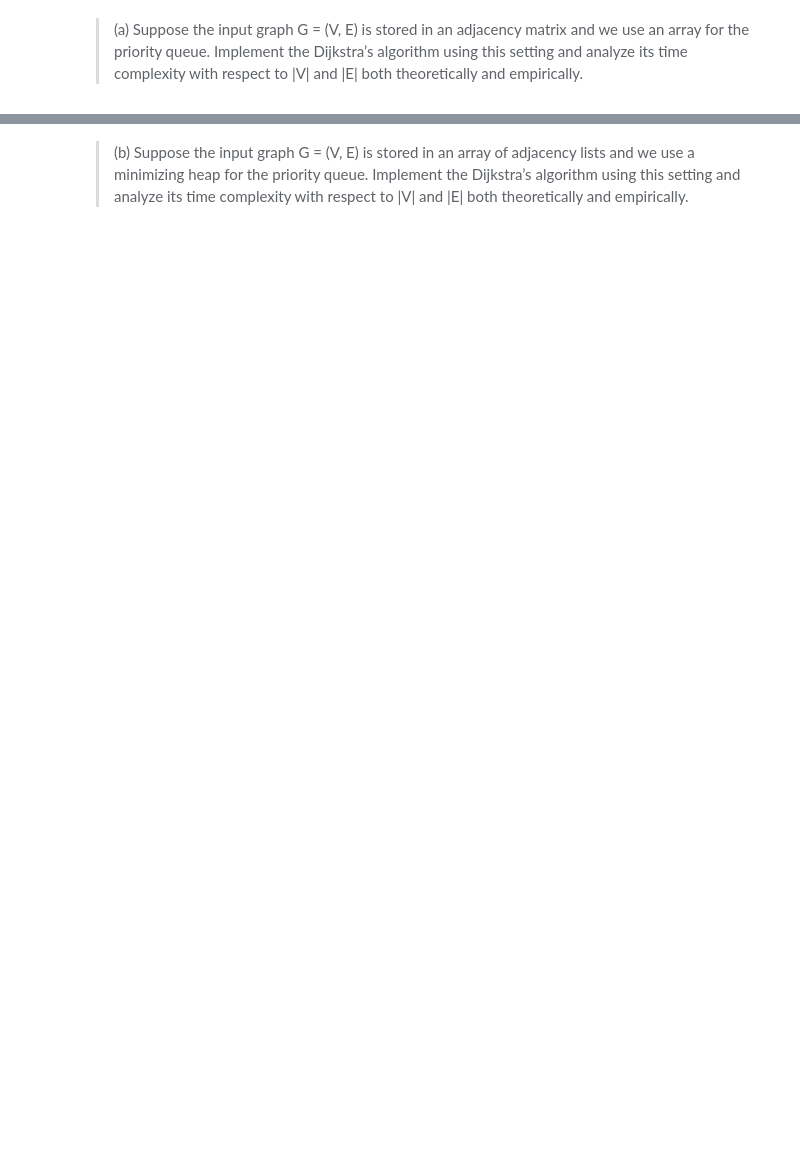
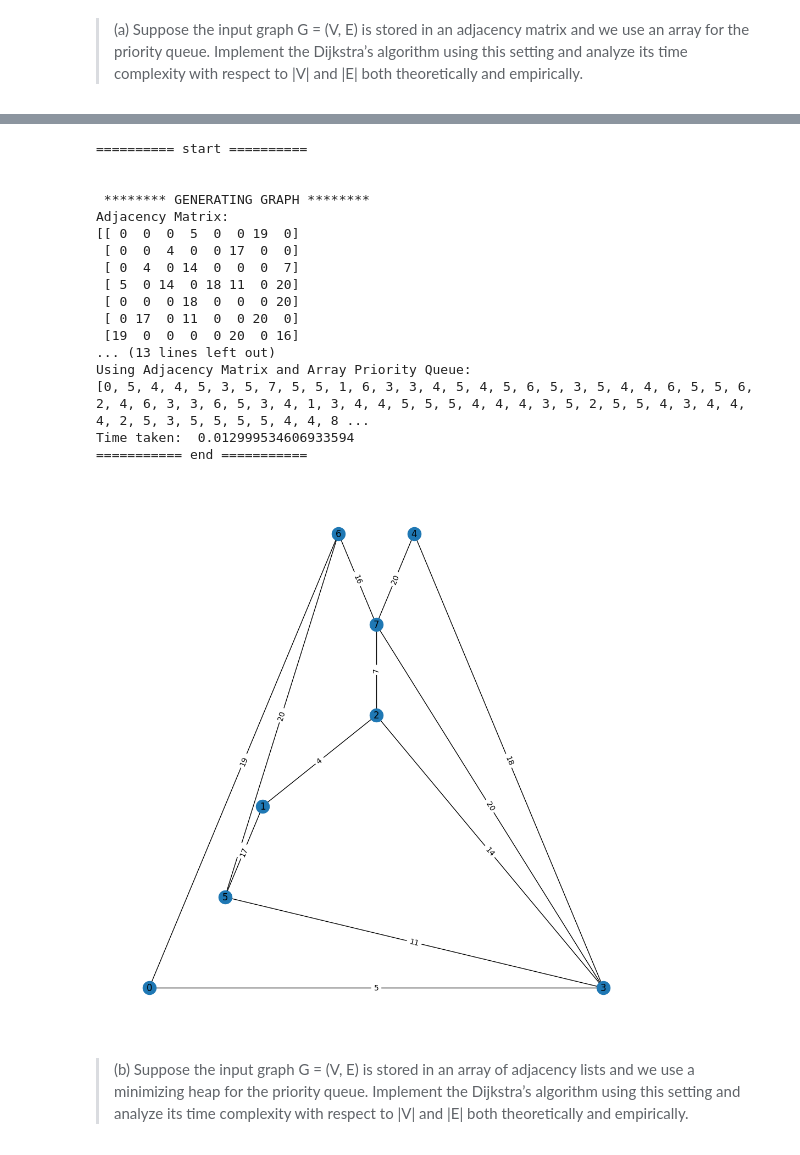
Before and after one commit to marcushooi/SC2001-Algorithm-Design-And-Analysis, a Jupyter notebook: Project 2/Code/SC2001_A33_Grp1_Project 2_Codes.ipynb, the cells around one changed output, grey strips where cells are left out. Cells and saved outputs as stored; diff of their text form; code cells hidden in the pictures; blank space fills up the shorter version.

```diff
--- a/Project 2/Code/SC2001_A33_Grp1_Project 2_Codes.ipynb
+++ b/Project 2/Code/SC2001_A33_Grp1_Project 2_Codes.ipynb
@@ -23,3 +248,46 @@ theoretically and empirically.
+# %%
+# Fix E at 2500, we change V.
+# Target: Get V^2
+if __name__ == "__main__":
+
+    print("========== start ==========")
+
+    NODES = [x for x  in range(5,11)]    # defines number of nodes in the graph
+    EDGES = 12   # defines number of edges in the graph
+    times = []
+    print("\n\n ******** GENERATING GRAPH ********" )
+    adj_list, adj_matrix = make_graph(NODES,EDGES)
+    if adj_matrix==None: raise SystemExit(0)
+
+    print("\n\n ******** PERFORMING DIJKSTRA ********" )
+    start_time1 = time.time()
+    d1 = dijkstra_adj_matrix_array(g1, 0)
+    end_time1 = time.time()
+
+    print("Using Adjacency Matrix and Array Priority Queue: ")
+    print(d1)
+    print("Time taken: ", format(end_time1-start_time1))
+
+    print("=========== end ===========")
+# %% [output]
+========== start ==========
+
+
+ ******** GENERATING GRAPH ********
+Adjacency Matrix:
+[[ 0  0  0  5  0  0 19  0]
+ [ 0  0  4  0  0 17  0  0]
+ [ 0  4  0 14  0  0  0  7]
+ [ 5  0 14  0 18 11  0 20]
+ [ 0  0  0 18  0  0  0 20]
+ [ 0 17  0 11  0  0 20  0]
+ [19  0  0  0  0 20  0 16]
+... (13 lines left out)
+Using Adjacency Matrix and Array Priority Queue:
+[0, 5, 4, 4, 5, 3, 5, 7, 5, 5, 1, 6, 3, 3, 4, 5, 4, 5, 6, 5, 3, 5, 4, 4, 6, 5, 5, 6, 2, 4, 6, 3, 3, 6, 5, 3, 4, 1, 3, 4, 4, 5, 5, 5, 4, 4, 4, 3, 5, 2, 5, 5, 4, 3, 4, 4, 4, 2, 5, 3, 5, 5, 5, 5, 4, 4, 8 ...
+Time taken:  0.012999534606933594
+=========== end ===========
+[figure, added]
 # %% [markdown]
 > (b) Suppose the input graph G = (V, E) is stored in an array of adjacency lists and
 we use a minimizing heap for the priority queue. Implement the Dijkstra’s
```
Also changed, not shown: parts of 24 cells of this notebook, 6 other files.
